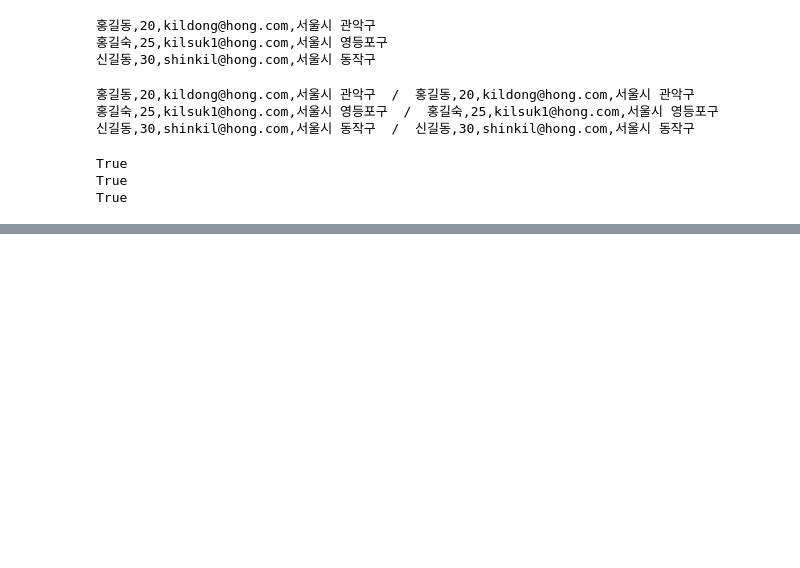
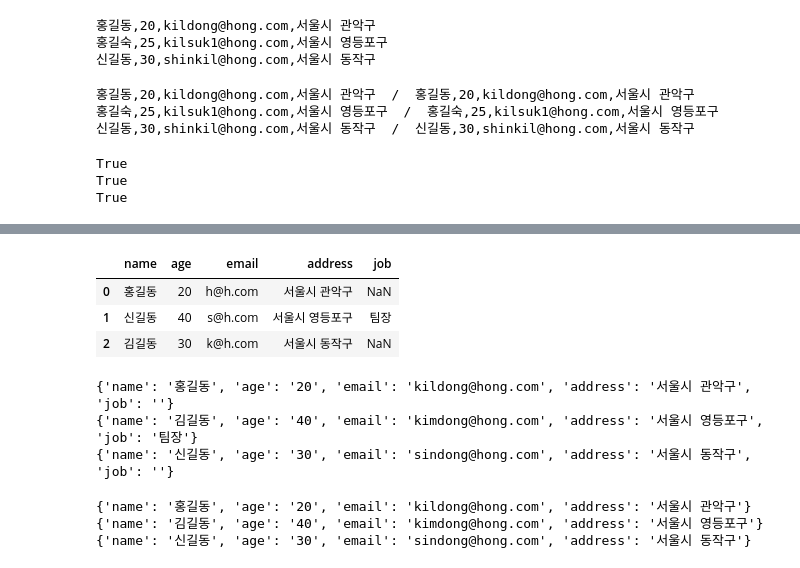
Before and after one commit to congcongee/ai, a Jupyter notebook: source/01_python/ch09_파일io프로그래밍.ipynb, the cells around one changed output, grey strips where cells are left out. Saved outputs shown, nothing was run; the diff lists cells and outputs as text; code cells hidden in the pictures; blank space fills up the shorter version.

```diff
--- a/source/01_python/ch09_파일io프로그래밍.ipynb
+++ b/source/01_python/ch09_파일io프로그래밍.ipynb
@@ -214,0 +312,28 @@ True
+# %%
+import pandas as pd
+pd.read_csv('data/ch09_member3.csv') # 11장
+# %% [output]
+|  | name | age | email | address | job |
+| 0 | 홍길동 | 20 | h@h.com | 서울시 관악구 | NaN |
+| 1 | 신길동 | 40 | s@h.com | 서울시 영등포구 | 팀장 |
+| 2 | 김길동 | 30 | k@h.com | 서울시 동작구 | NaN |
+# %%
+# header가 없는 csv파일을 딕셔너리로 읽기
+with open('data/ch09_member1-cp.csv', 'r') as f:
+    dict_reader = csv.DictReader(f, fieldnames=['name', 'age', 'email', 'address', 'job'])
+    for row in dict_reader:
+        print(row)
+# %% [output]
+{'name': '홍길동', 'age': '20', 'email': 'kildong@hong.com', 'address': '서울시 관악구', 'job': ''}
+{'name': '김길동', 'age': '40', 'email': 'kimdong@hong.com', 'address': '서울시 영등포구', 'job': '팀장'}
+{'name': '신길동', 'age': '30', 'email': 'sindong@hong.com', 'address': '서울시 동작구', 'job': ''}
+# %%
+with open('data/ch09_member1.csv', 'r', encoding='UTF8') as f:
+    dict_reader = csv.DictReader(f, fieldnames=['name', 'age', 'email', 'address'])
+    result = list(dict_reader)
+for row in result:
+    print(row)
+# %% [output]
+{'name': '홍길동', 'age': '20', 'email': 'kildong@hong.com', 'address': '서울시 관악구'}
+{'name': '김길동', 'age': '40', 'email': 'kimdong@hong.com', 'address': '서울시 영등포구'}
+{'name': '신길동', 'age': '30', 'email': 'sindong@hong.com', 'address': '서울시 동작구'}
```
Also changed, not shown: parts of 56 cells of this notebook, 7 other files.
